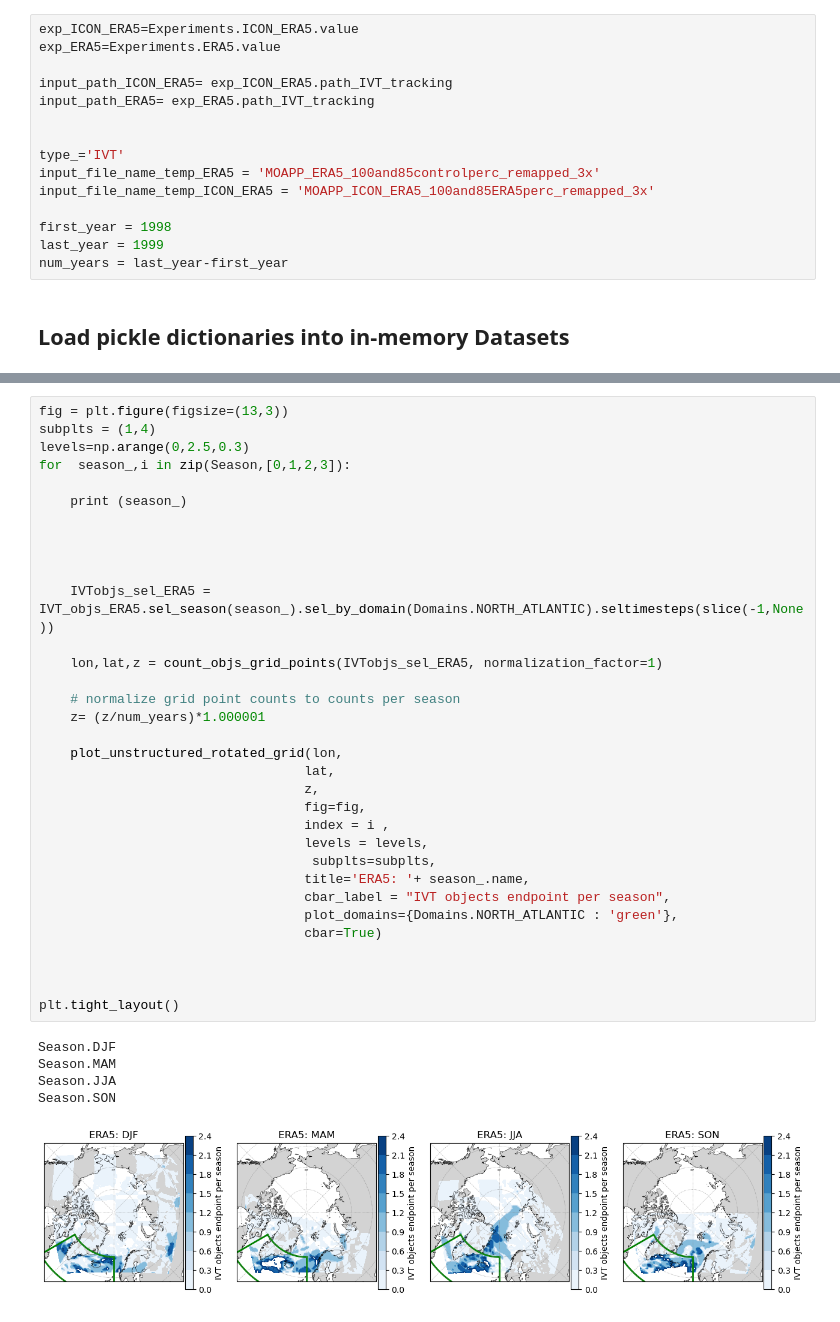
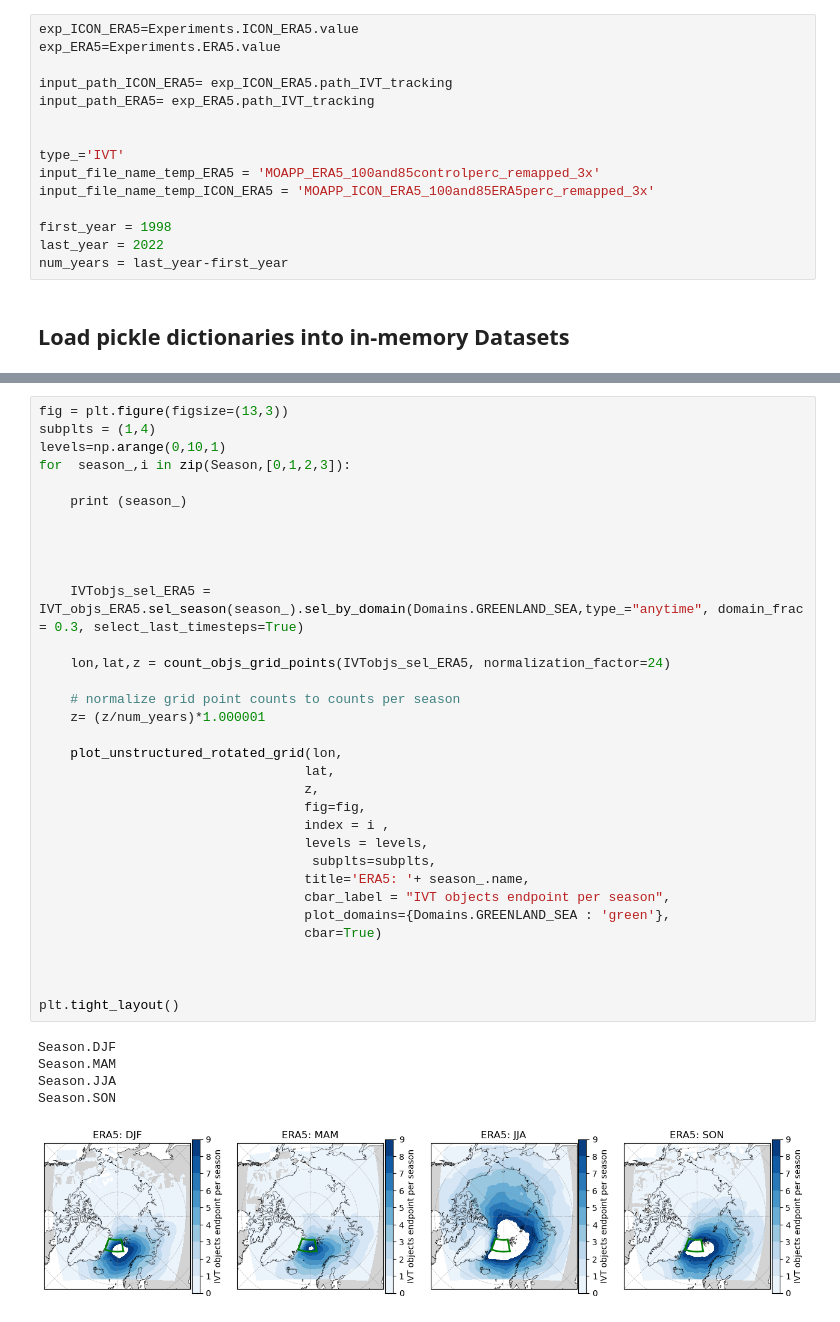
Before and after one commit to jobo95/MOAAP, a Jupyter notebook: Notebooks/Analysis/ERA5_IVT_duration_from_starting_domain.ipynb, the cells around one changed output, grey strips where cells are left out. Saved outputs shown, nothing was run; the diff lists cells and outputs as text.

```diff
--- a/Notebooks/Analysis/ERA5_IVT_duration_from_starting_domain.ipynb
+++ b/Notebooks/Analysis/ERA5_IVT_duration_from_starting_domain.ipynb
@@ -36,7 +33,7 @@ input_file_name_temp_ERA5 = 'MOAPP_ERA5_100and85controlperc_remapped_3x'
 input_file_name_temp_ICON_ERA5 = 'MOAPP_ICON_ERA5_100and85ERA5perc_remapped_3x'
 
 first_year = 1998
-last_year = 1999
+last_year = 2022
 num_years = last_year-first_year
 # %% [markdown]
 ## Load pickle dictionaries into in-memory Datasets
@@ -136,39 +64,39 @@ Season.SON
 # %%
 fig = plt.figure(figsize=(13,3))
 subplts = (1,4)
-levels=np.arange(0,2.5,0.3)
+levels=np.arange(0,10,1)
 for  season_,i in zip(Season,[0,1,2,3]):
 
     print (season_)
 
 
 
 
-    IVTobjs_sel_ERA5 = IVT_objs_ERA5.sel_season(season_).sel_by_domain(Domains.NORTH_ATLANTIC).seltimesteps(slice(-1,None))
+    IVTobjs_sel_ERA5 = IVT_objs_ERA5.sel_season(season_).sel_by_domain(Domains.GREENLAND_SEA,type_="anytime", domain_frac = 0.3, select_last_timesteps=True)
 
-    lon,lat,z = count_objs_grid_points(IVTobjs_sel_ERA5, normalization_factor=1)
+    lon,lat,z = count_objs_grid_points(IVTobjs_sel_ERA5, normalization_factor=24)
 
     # normalize grid point counts to counts per season
     z= (z/num_years)*1.000001
 
     plot_unstructured_rotated_grid(lon,
                                   lat,
                                   z,
                                   fig=fig,
                                   index = i ,
                                   levels = levels,
                                    subplts=subplts,
                                   title='ERA5: '+ season_.name,
                                   cbar_label = "IVT objects endpoint per season",
-                                  plot_domains={Domains.NORTH_ATLANTIC : 'green'},
+                                  plot_domains={Domains.GREENLAND_SEA : 'green'},
                                   cbar=True)
 
 
 
 plt.tight_layout()
 # %% [output]
 Season.DJF
 Season.MAM
 Season.JJA
 Season.SON
-[figure, old version]
+[figure, new version]
```
Also changed, not shown: parts of 27 cells of this notebook, 12 other files.
